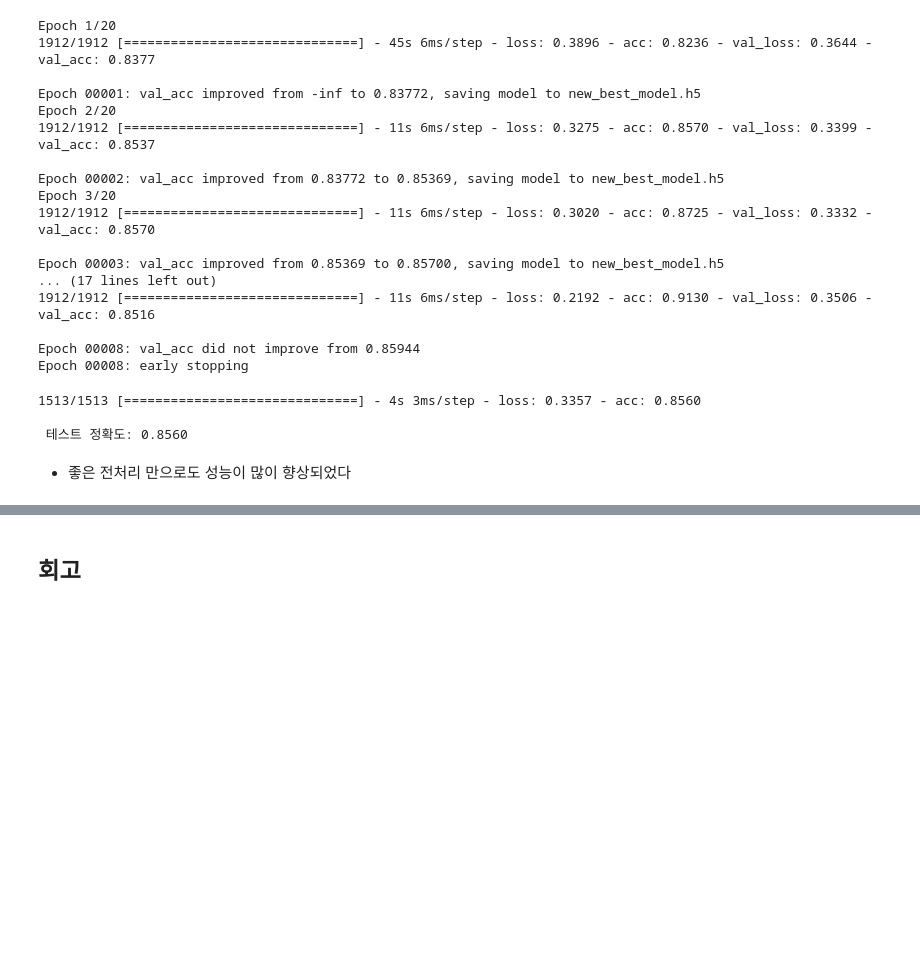
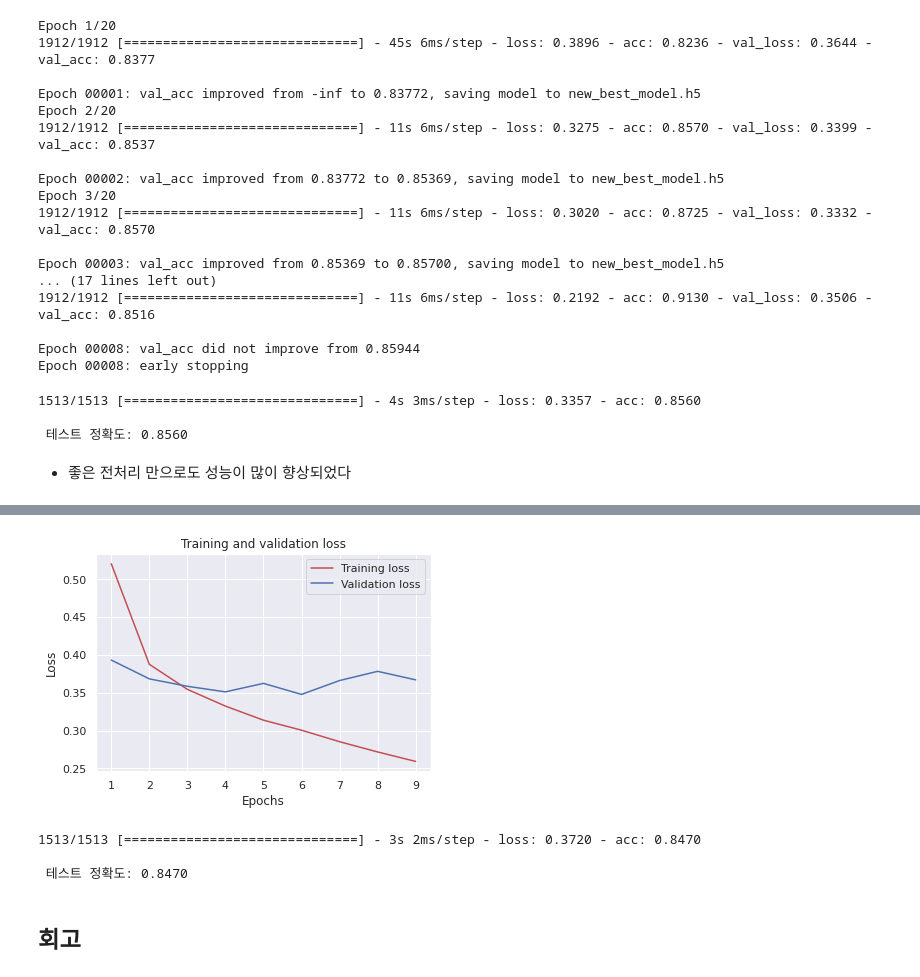
Before and after one commit to seongyeon1/aiffel, a Jupyter notebook: Exploration/Quest8/Naver Movie Review - LSTM, CNN.ipynb, the cells around one changed output, grey strips where cells are left out. Saved outputs shown, nothing was run; the diff lists cells and outputs as text; code cells hidden in the pictures; blank space fills up the shorter version.

```diff
--- a/Exploration/Quest8/Naver Movie Review - LSTM, CNN.ipynb
+++ b/Exploration/Quest8/Naver Movie Review - LSTM, CNN.ipynb
@@ -1183,0 +1201,26 @@ print("\n 테스트 정확도: %.4f" % (loaded_model.evaluate(X_test, y_test)[1]
+# %%
+embedding_dim = 256 # 임베딩 벡터의 차원
+dropout_ratio = 0.3 # 드롭아웃 비율
+num_filters = 256 # 커널의 수
+kernel_size = 3 # 커널의 크기
+hidden_units = 128 # 뉴런의 수
+
+vocab_size = len(tokenizer.word_index) + 1
+word_vector_dim = 100
+# %%
+model = Sequential()
+model.add(Embedding(vocab_size, word_vector_dim,
+                   embeddings_initializer=Constant(embedding_matrix),
+                   trainable=True))
+model.add(Dropout(dropout_ratio))
+model.add(Conv1D(num_filters, kernel_size, padding='valid', activation='relu'))
+model.add(GlobalMaxPooling1D())
+model.add(Dense(hidden_units, activation='relu'))
+model.add(Dropout(dropout_ratio))
+model.add(Dense(1, activation='sigmoid'))
+
+es = EarlyStopping(monitor='val_loss', mode='min', verbose=1, patience=3)
+mc = ModelCheckpoint('new_embedding_cnn_best_model.h5', monitor='val_acc', mode='max', verbose=1, save_best_only=True)
+
+model.compile(optimizer='adam', loss='binary_crossentropy', metrics=['acc'])
+model.summary()
@@ -1183,0 +1245,2 @@ print("\n 테스트 정확도: %.4f" % (loaded_model.evaluate(X_test, y_test)[1]
+# %%
+history = model.fit(X_train, y_train, epochs=20, validation_data=(X_val, y_val), callbacks=[es, mc])
@@ -1184,3 +1265,14 @@ print("\n 테스트 정확도: %.4f" % (loaded_model.evaluate(X_test, y_test)[1]
+# %%
+draw_graph(history)
+# %% [output]
+[figure, added]
+# %%
+# 테스트 정확도 측정
+print("\n 테스트 정확도: %.4f" % (model.evaluate(X_test, y_test)[1]))
+# %% [output]
+1513/1513 [==============================] - 3s 2ms/step - loss: 0.3720 - acc: 0.8470
+
+ 테스트 정확도: 0.8470
 # %% [markdown]
 ## 회고
 # %% [markdown]
```
Also changed, not shown: parts of 19 cells of this notebook.
